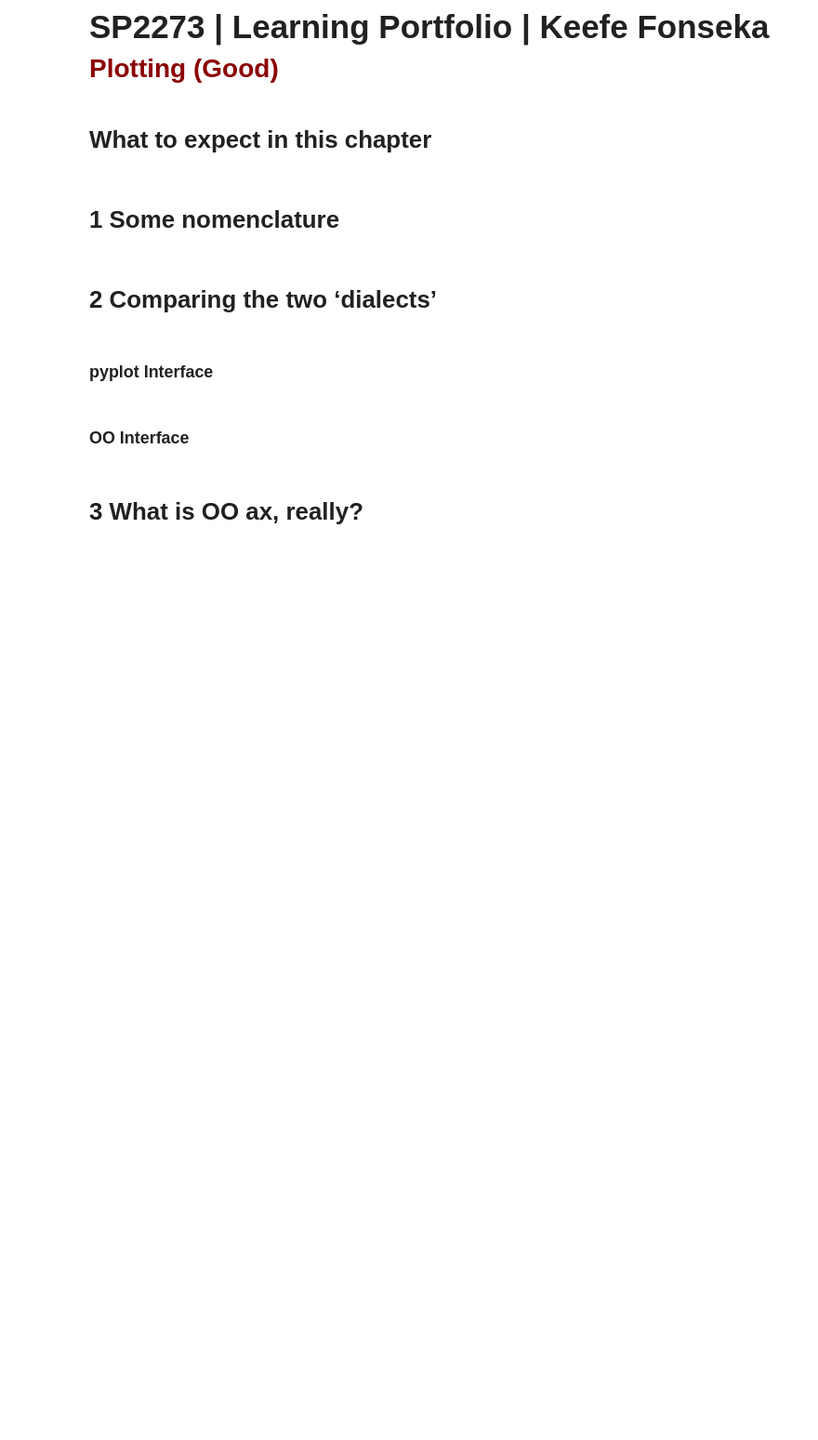
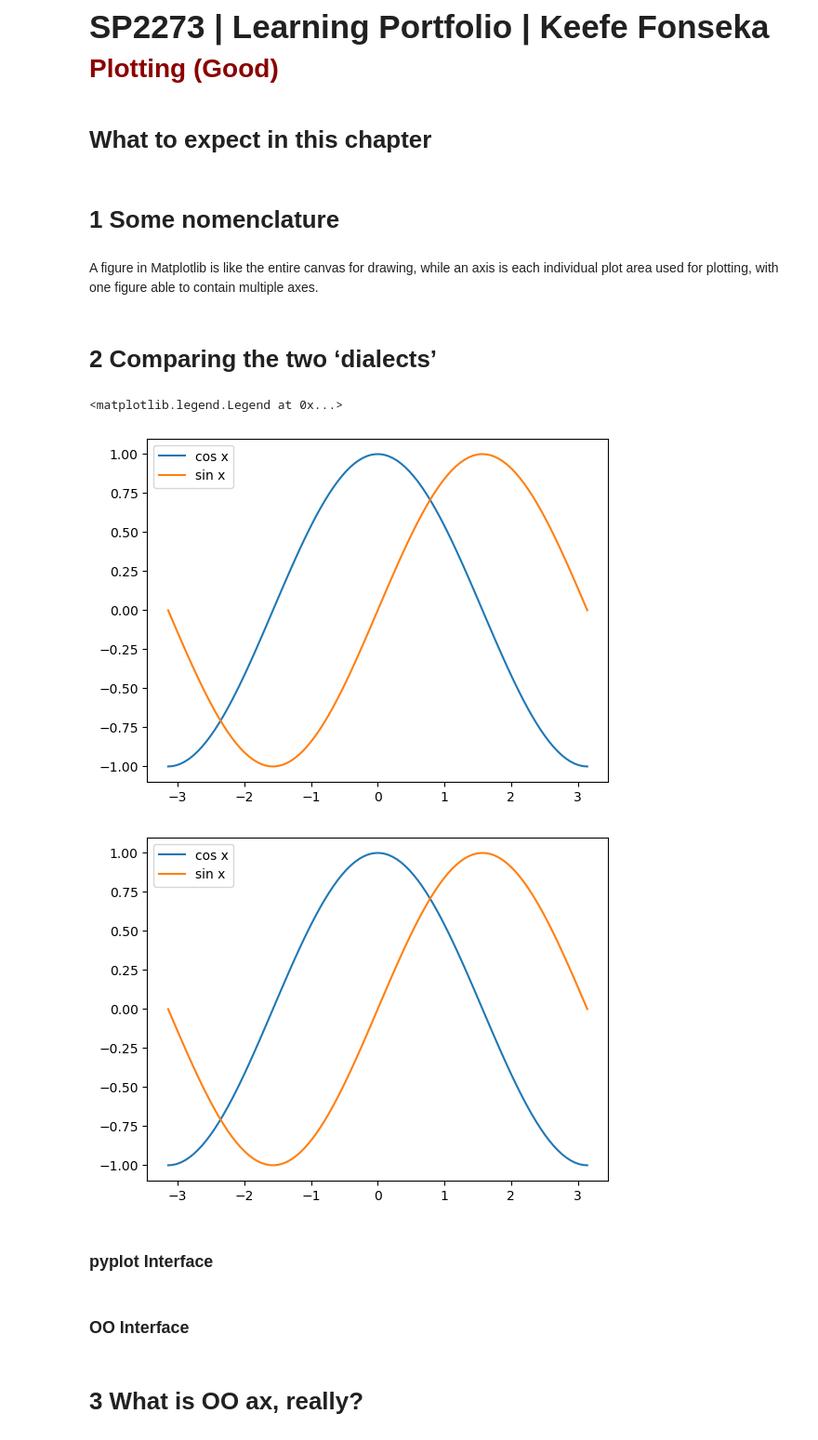
Before and after one commit to SPS-SP2273/learning-portfolio-keefefons, a Jupyter notebook: plotting/plotting_(good).ipynb, the cells around one changed output. Shown at 93% size. Saved outputs shown, nothing was run; the diff lists cells and outputs as text; code cells hidden in the pictures; blank space fills up the shorter version.

```diff
--- a/plotting/plotting_(good).ipynb
+++ b/plotting/plotting_(good).ipynb
@@ -4,7 +4,28 @@
 # What to expect in this chapter
 # %% [markdown]
 # 1 Some nomenclature
+# %% [markdown]
+A figure in Matplotlib is like the entire canvas for drawing, while an axis is each individual plot area used for plotting, with one figure able to contain multiple axes.
 # %% [markdown]
 # 2 Comparing the two ‘dialects’
+# %%
+from matplotlib import pyplot as plt
+import numpy as np
+
+x = np.linspace(-np.pi, np.pi, num=100)
+cos_x = np.cos(x)
+sin_x = np.sin(x)
+# %%
+plt.plot(x, cos_x, label='cos x')
+plt.plot(x, sin_x, label='sin x')
+plt.legend()
+fig, ax = plt.subplots(nrows=1, ncols=1)
+ax.plot(x, cos_x, label='cos x')
+ax.plot(x, sin_x, label='sin x')
+ax.legend()
+# %% [output]
+<matplotlib.legend.Legend at 0x...>
+[figure, added]
+[figure, added]
 # %% [markdown]
 ### pyplot Interface
```
Also changed, not shown: parts of 27 cells of this notebook, 4 other files.
